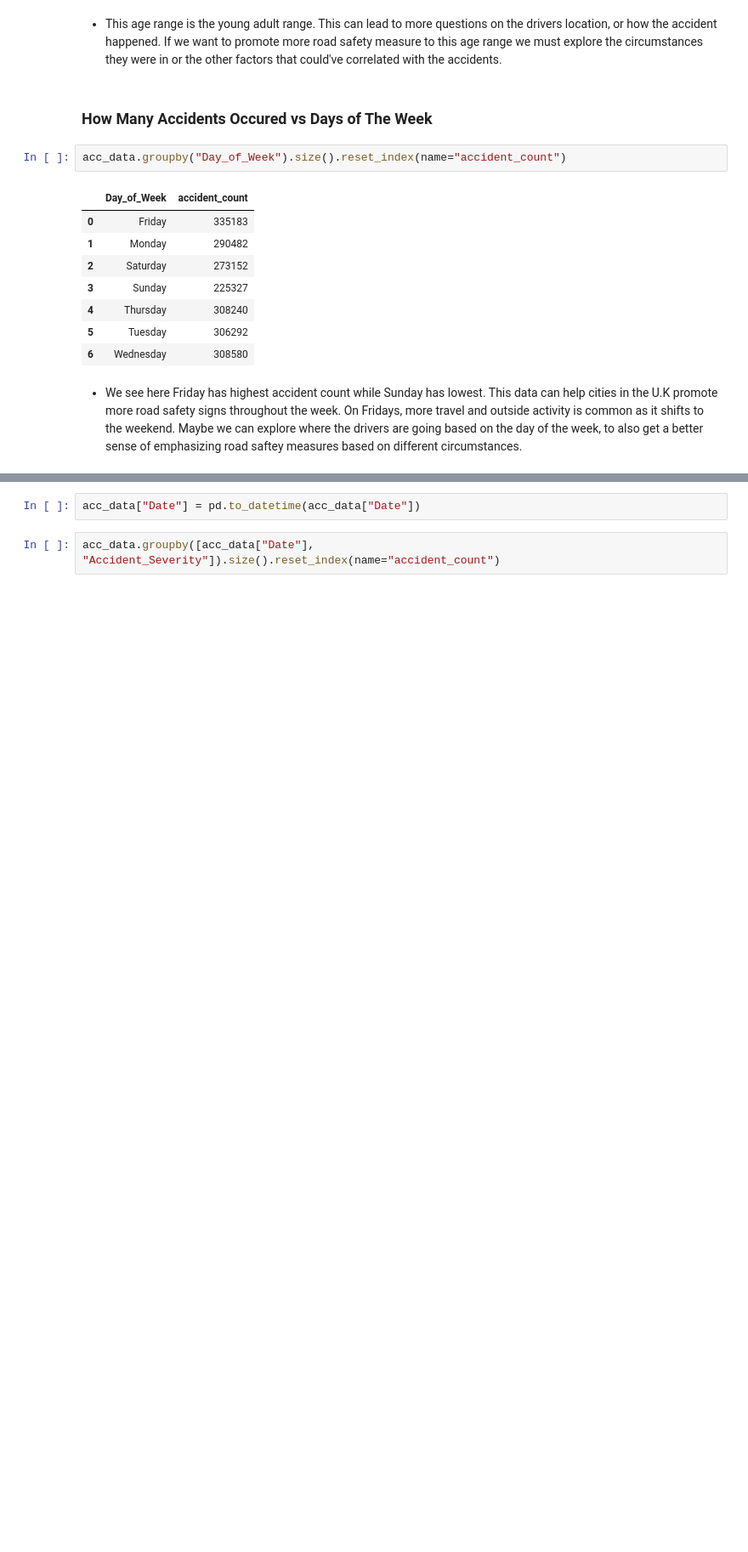
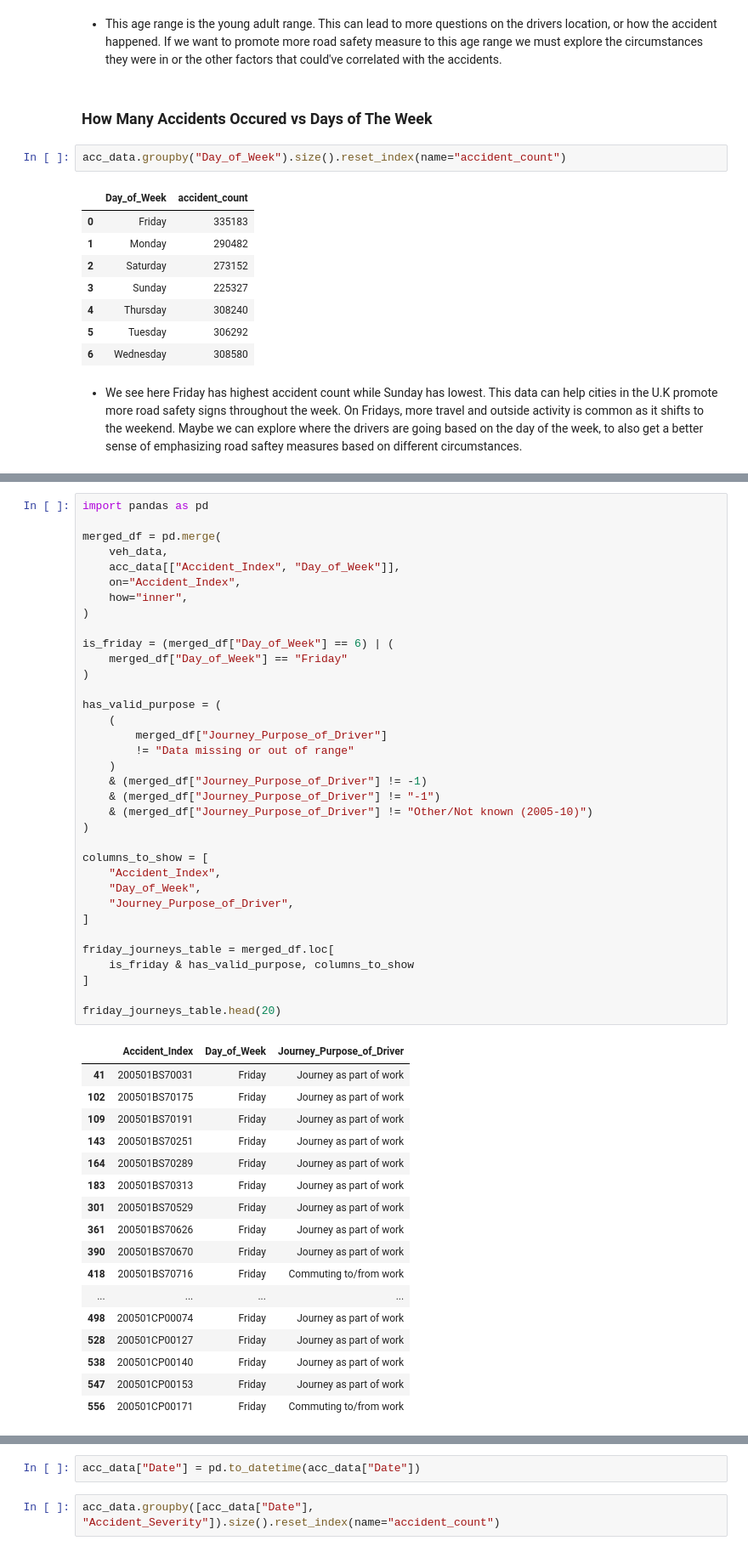
Before and after one commit to AmiJoba22/uk_road_safety_datapipe, a Jupyter notebook: notebooks/amina_ukeda.ipynb, the cells around one changed output, grey strips where cells are left out. Shown at 85% size. Saved outputs shown, nothing was run; the diff lists cells and outputs as text; blank space fills up the shorter version.

```diff
--- a/notebooks/amina_ukeda.ipynb
+++ b/notebooks/amina_ukeda.ipynb
@@ -114,0 +136,53 @@ acc_data.groupby("Day_of_Week").size().reset_index(name="accident_count")
+# %%
+import pandas as pd
+
+merged_df = pd.merge(
+    veh_data,
+    acc_data[["Accident_Index", "Day_of_Week"]],
+    on="Accident_Index",
+    how="inner",
+)
+
+is_friday = (merged_df["Day_of_Week"] == 6) | (
+    merged_df["Day_of_Week"] == "Friday"
+)
+
+has_valid_purpose = (
+    (
+        merged_df["Journey_Purpose_of_Driver"]
+        != "Data missing or out of range"
+    )
+    & (merged_df["Journey_Purpose_of_Driver"] != -1)
+    & (merged_df["Journey_Purpose_of_Driver"] != "-1")
+    & (merged_df["Journey_Purpose_of_Driver"] != "Other/Not known (2005-10)")
+)
+
+columns_to_show = [
+    "Accident_Index",
+    "Day_of_Week",
+    "Journey_Purpose_of_Driver",
+]
+
+friday_journeys_table = merged_df.loc[
+    is_friday & has_valid_purpose, columns_to_show
+]
+
+friday_journeys_table.head(20)
+# %% [output]
+|  | Accident_Index | Day_of_Week | Journey_Purpose_of_Driver |
+| 41 | 200501BS70031 | Friday | Journey as part of work |
+| 102 | 200501BS70175 | Friday | Journey as part of work |
+| 109 | 200501BS70191 | Friday | Journey as part of work |
+| 143 | 200501BS70251 | Friday | Journey as part of work |
+| 164 | 200501BS70289 | Friday | Journey as part of work |
+| 183 | 200501BS70313 | Friday | Journey as part of work |
+| 301 | 200501BS70529 | Friday | Journey as part of work |
+| 361 | 200501BS70626 | Friday | Journey as part of work |
+| 390 | 200501BS70670 | Friday | Journey as part of work |
+| 418 | 200501BS70716 | Friday | Commuting to/from work |
+| ... | ... | ... | ... |
+| 498 | 200501CP00074 | Friday | Journey as part of work |
+| 528 | 200501CP00127 | Friday | Journey as part of work |
+| 538 | 200501CP00140 | Friday | Journey as part of work |
+| 547 | 200501CP00153 | Friday | Journey as part of work |
+| 556 | 200501CP00171 | Friday | Commuting to/from work |
```
Also changed, not shown: parts of 18 cells of this notebook.
